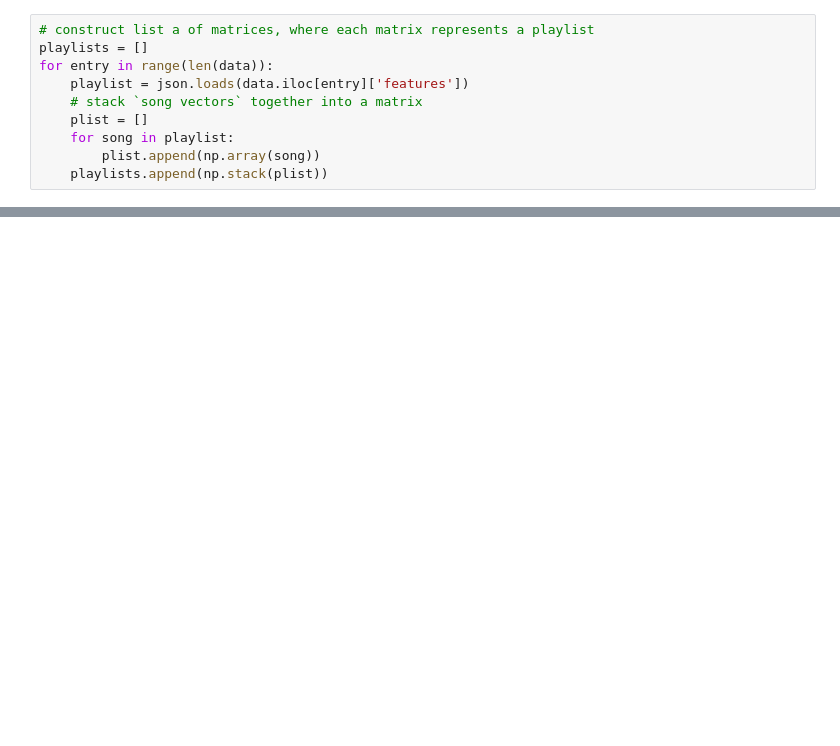
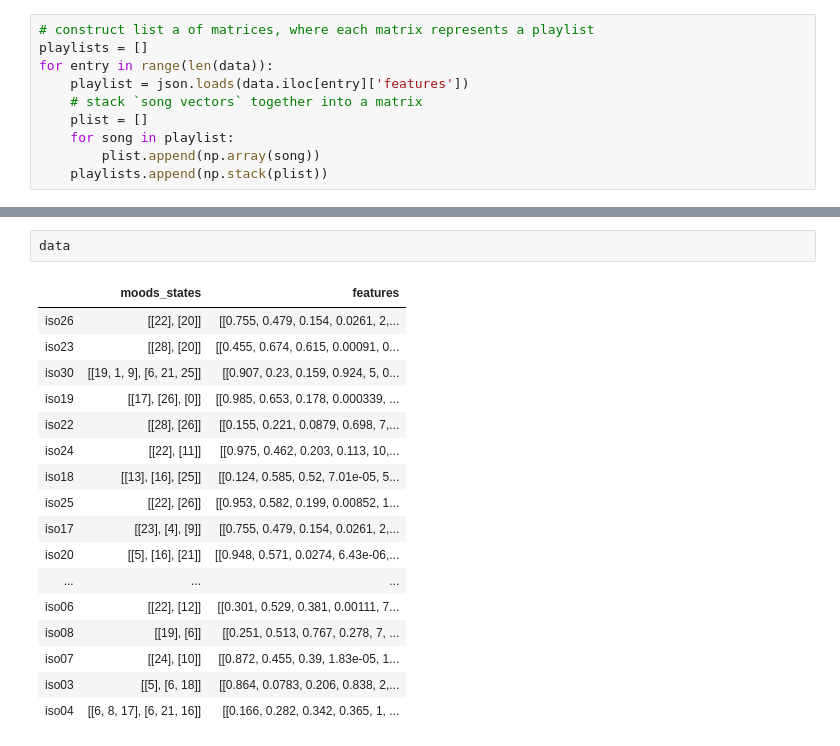
Before and after one commit to alansun17904/iso-based-playlist-generation, a Jupyter notebook: Data Augmentations.ipynb, the cells around one changed output, grey strips where cells are left out. Cells and saved outputs as stored; diff of their text form; blank space fills up the shorter version.

```diff
--- a/Data Augmentations.ipynb
+++ b/Data Augmentations.ipynb
@@ -106,0 +186,20 @@ We note that the first three components make up over 99% of the variance of our
+# %%
+data
+# %% [output]
+|  | moods_states | features |
+| iso26 | [[22], [20]] | [[0.755, 0.479, 0.154, 0.0261, 2,... |
+| iso23 | [[28], [20]] | [[0.455, 0.674, 0.615, 0.00091, 0... |
+| iso30 | [[19, 1, 9], [6, 21, 25]] | [[0.907, 0.23, 0.159, 0.924, 5, 0... |
+| iso19 | [[17], [26], [0]] | [[0.985, 0.653, 0.178, 0.000339, ... |
+| iso22 | [[28], [26]] | [[0.155, 0.221, 0.0879, 0.698, 7,... |
+| iso24 | [[22], [11]] | [[0.975, 0.462, 0.203, 0.113, 10,... |
+| iso18 | [[13], [16], [25]] | [[0.124, 0.585, 0.52, 7.01e-05, 5... |
+| iso25 | [[22], [26]] | [[0.953, 0.582, 0.199, 0.00852, 1... |
+| iso17 | [[23], [4], [9]] | [[0.755, 0.479, 0.154, 0.0261, 2,... |
+| iso20 | [[5], [16], [21]] | [[0.948, 0.571, 0.0274, 6.43e-06,... |
+| ... | ... | ... |
+| iso06 | [[22], [12]] | [[0.301, 0.529, 0.381, 0.00111, 7... |
+| iso08 | [[19], [6]] | [[0.251, 0.513, 0.767, 0.278, 7, ... |
+| iso07 | [[24], [10]] | [[0.872, 0.455, 0.39, 1.83e-05, 1... |
+| iso03 | [[5], [6, 18]] | [[0.864, 0.0783, 0.206, 0.838, 2,... |
+| iso04 | [[6, 8, 17], [6, 21, 16]] | [[0.166, 0.282, 0.342, 0.365, 1, ... |
```
Also changed, not shown: parts of 14 cells of this notebook, 21 other files.
